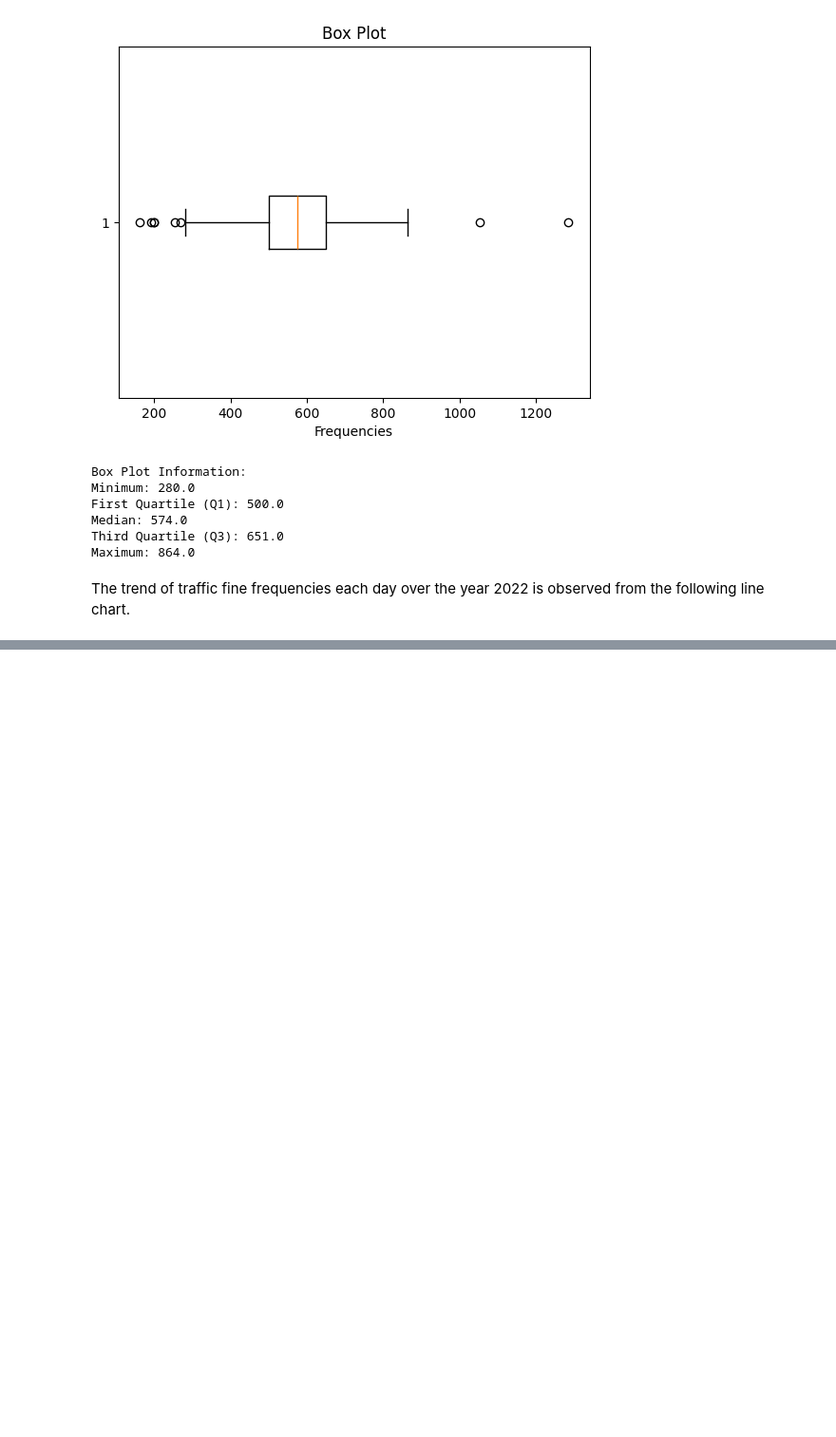
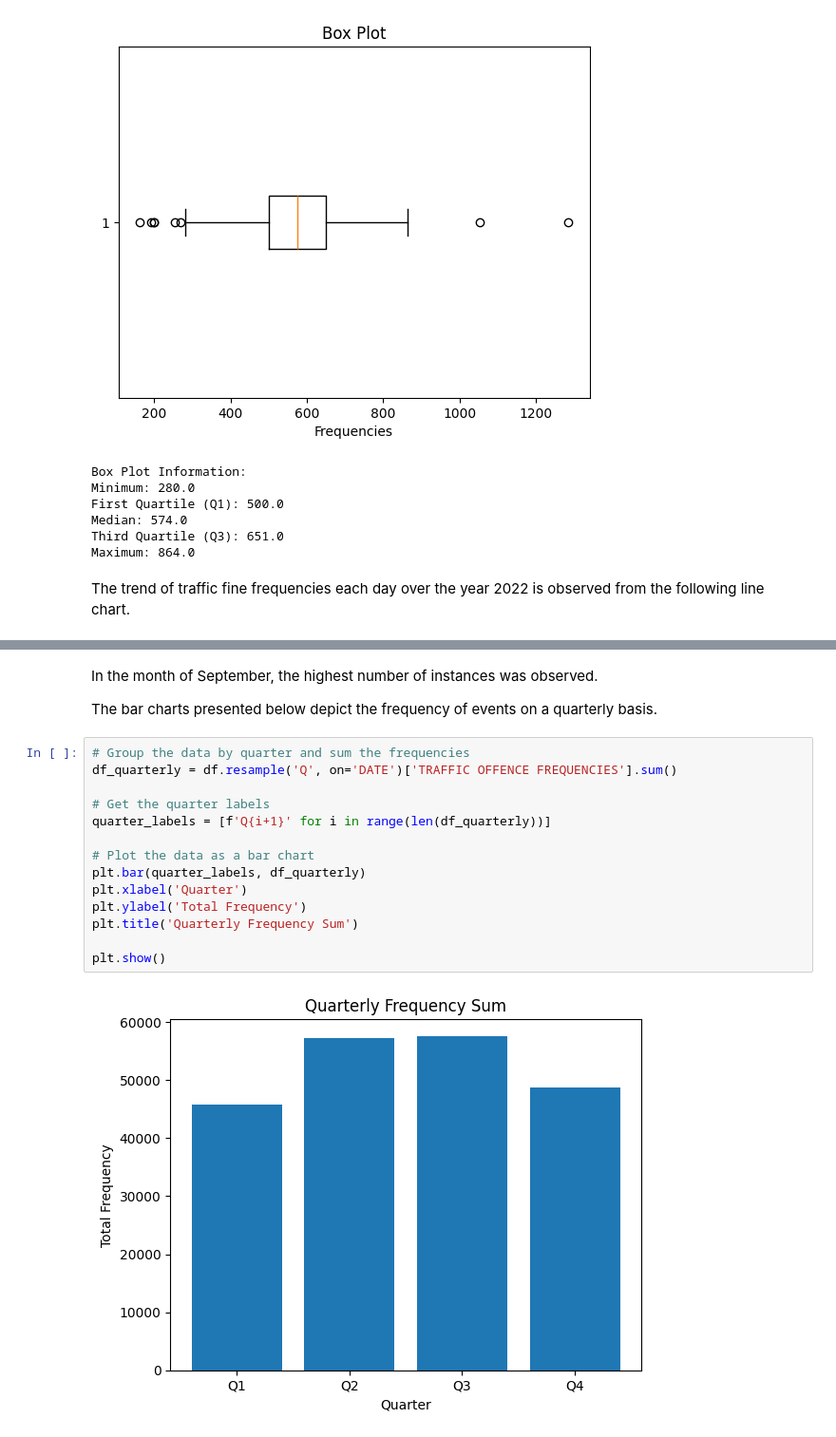
Before and after one commit to shuvanon/made-template-ws2324, a Jupyter notebook: project/exploration.ipynb, the cells around one changed output, grey strips where cells are left out. Shown at 95% size. Saved outputs shown, nothing was run; the diff lists cells and outputs as text; blank space fills up the shorter version.

```diff
--- a/project/exploration.ipynb
+++ b/project/exploration.ipynb
@@ -119,0 +140,20 @@ NameError: name 'ticker' is not defined
+# %% [markdown]
+In the month of September, the highest number of instances was observed.
+
+The bar charts presented below depict the frequency of events on a quarterly basis.
+# %%
+# Group the data by quarter and sum the frequencies
+df_quarterly = df.resample('Q', on='DATE')['TRAFFIC OFFENCE FREQUENCIES'].sum()
+
+# Get the quarter labels
+quarter_labels = [f'Q{i+1}' for i in range(len(df_quarterly))]
+
+# Plot the data as a bar chart
+plt.bar(quarter_labels, df_quarterly)
+plt.xlabel('Quarter')
+plt.ylabel('Total Frequency')
+plt.title('Quarterly Frequency Sum')
+
+plt.show()
+# %% [output]
+[figure, added]
```
Also changed, not shown: parts of 23 cells of this notebook, 1 other file.
